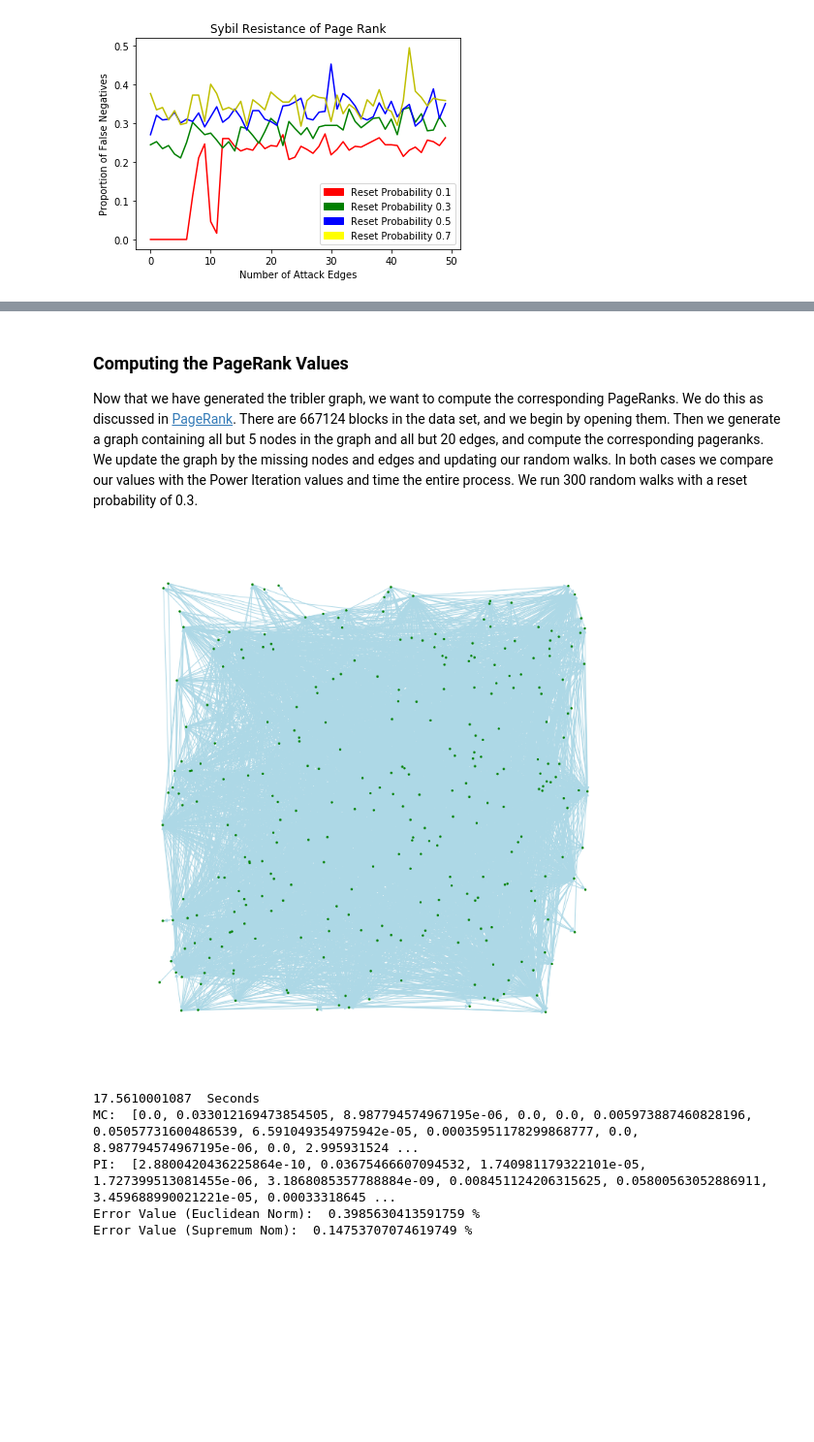
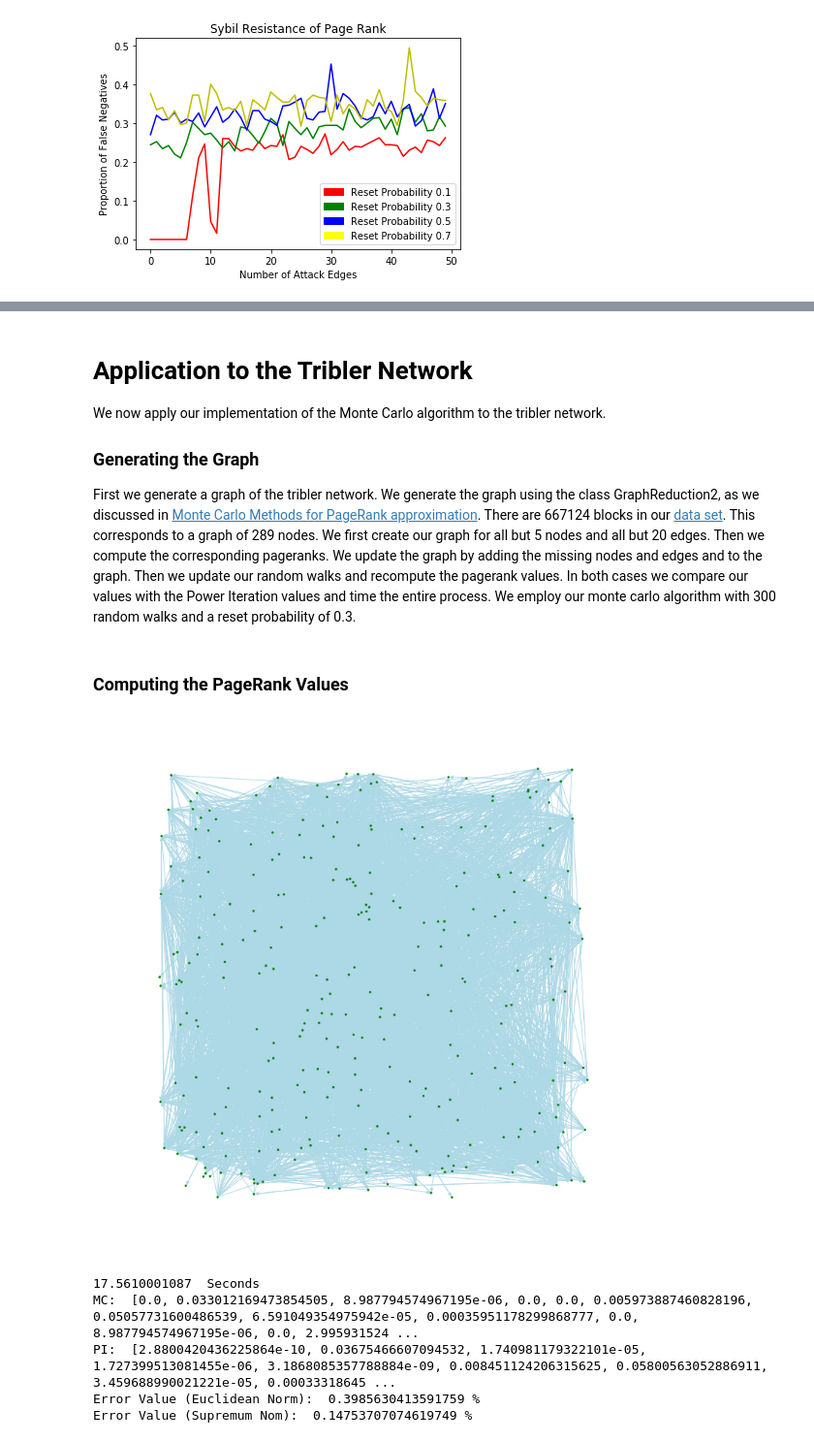
Before and after one commit to Tribler/incremental-pagerank, a Jupyter notebook: Report.ipynb, the cells around one changed output, grey strips where cells are left out. Shown at 97% size. Cells and saved outputs as stored; diff of their text form; code cells hidden in the pictures; blank space fills up the shorter version.

```diff
--- a/Report.ipynb
+++ b/Report.ipynb
@@ -430,16 +619,6 @@ class IncrementalPersonalizedPageRank2(object):
             self.graph.remove_node(node)
         return
 
-    """def update_graph(self, new_graph):
-
-        Takes a modification of the current graph and updates the lists added_edges and removed_edges
-        :param new_graph: Modified version of the original graph
-
-        old_edges = nx.get_edge_attributes(self.graph, 'weight').items()
-        new_edges = nx.get_edge_attributes(new_graph, 'weight').items()
-        for edge in list(set(new_edges) - set(old_edges)):
-            self.add_edge(edge[0][0], edge[0][1], edge[1])"""
-
     def update_random_walks(self):
         """
         Takes the lists added_edges and removed_edges and recomputes all random walks that have traversed these
@@ -1102,40 +1131,44 @@ class GraphReduction2(object):
 # %% [markdown]
-### Computing the PageRank Values <a id="TriblerPageRanks"></a>
-
-Now that we have generated the tribler graph, we want to compute the corresponding PageRanks. We do this as discussed in [PageRank](#PageRank). There are 667124 blocks in the data set, and we begin by opening them. Then we generate a graph containing all but 5 nodes in the graph and all but 20 edges, and compute the corresponding pageranks. We update the graph by the missing nodes and edges and updating our random walks. In both cases we compare our values with the Power Iteration values and time the entire process.
-We run 300 random walks with a reset probability of 0.3.
+# Application to the Tribler Network <a id="TriblerApplication"></a>
+We now apply our implementation of the Monte Carlo algorithm to the tribler network.
+### Generating the Graph
+First we generate a graph of the tribler network. We generate the graph using the class GraphReduction2, as we discussed in [Monte Carlo Methods for PageRank approximation](#MonteCarlo). There are 667124 blocks in our [data set](http://explorer.tribler.org/trustchain.db). This corresponds to a graph of 289 nodes. We first create our graph for all but 5 nodes and all but 20 edges. Then we compute the corresponding pageranks. We update the graph by adding the missing nodes and edges and to the graph. Then we update our random walks and recompute the pagerank values. In both cases we compare our values with the Power Iteration values and time the entire process. We employ our monte carlo algorithm with 300 random walks and a reset probability of 0.3.
+# %% [markdown]
+### Computing the PageRank Values <a id="TriblerPageRanks"></a>
 # %%
 """
 The code below opens the trustchain data set and and runs the Monte Carlo page rank algorithm on a graph generated
 from all transactions blocks, where nodes correspond to peers and edge weights to net flows of data in between peers.
 The execution of the entire code takes roughly 120 seconds. Loading the data set only needs to be done once. Thereafter
 the page ranks are computed incrementally upon changes in the graph.
 """
 import networkx as nx
 import matplotlib.pyplot as plt
 
 file_path = "C:\\Users\\alexa\\Documents\\TU Delft\\Course material\\Other\\Blockchain\\Blockchain Lab\\Incremental Pagerank\\"
 file_name = "trustchain"
 
 gr = GraphReduction2(file_path, file_name)
 gr.open_data_set()
 graph = gr.graph
-graph.add_nodes_from(list(gr.nodes[:-5]))
-graph.add_weighted_edges_from(list(gr.edges)[:-20])
+nodes = list(gr.nodes)
+edges = list(gr.edges)
+graph.add_nodes_from(nodes[:-5])
+graph.add_weighted_edges_from(edges[:-20])
 
 node_color = []
 edge_color = []
 
 for node in graph.nodes():
     node_color.append('green')
 for edge in graph.edges():
     edge_color.append('lightblue')
 
 plt.figure(figsize=(10, 10))
 nx.draw_random(graph, node_size=5, edge_width=0.00001, edge_color=edge_color, node_color=node_color)
 plt.show()
 # %% [output]
-[figure, old version]
+[figure, new version]
 # %%
 import time
 
```
Also changed, not shown: parts of 23 cells of this notebook.
